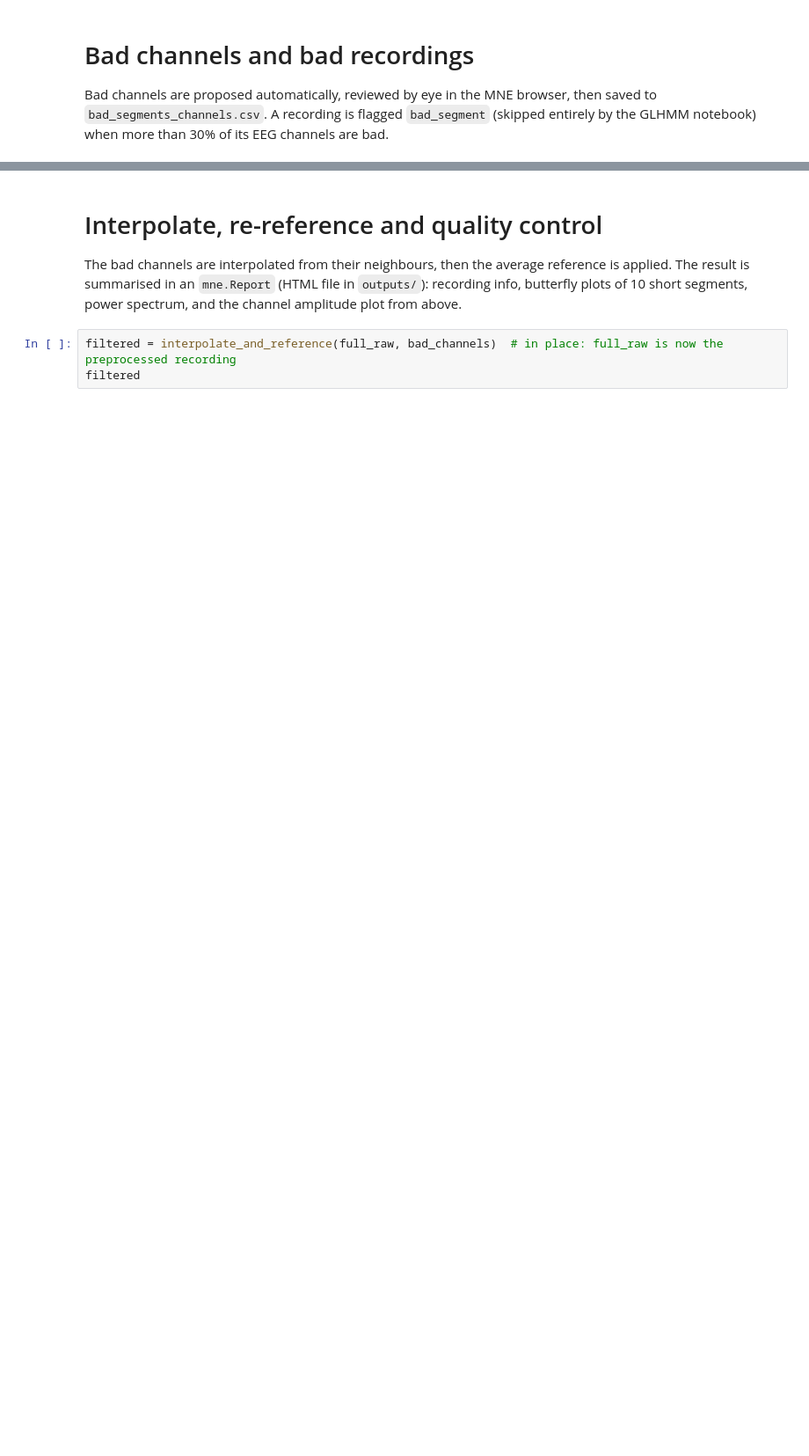
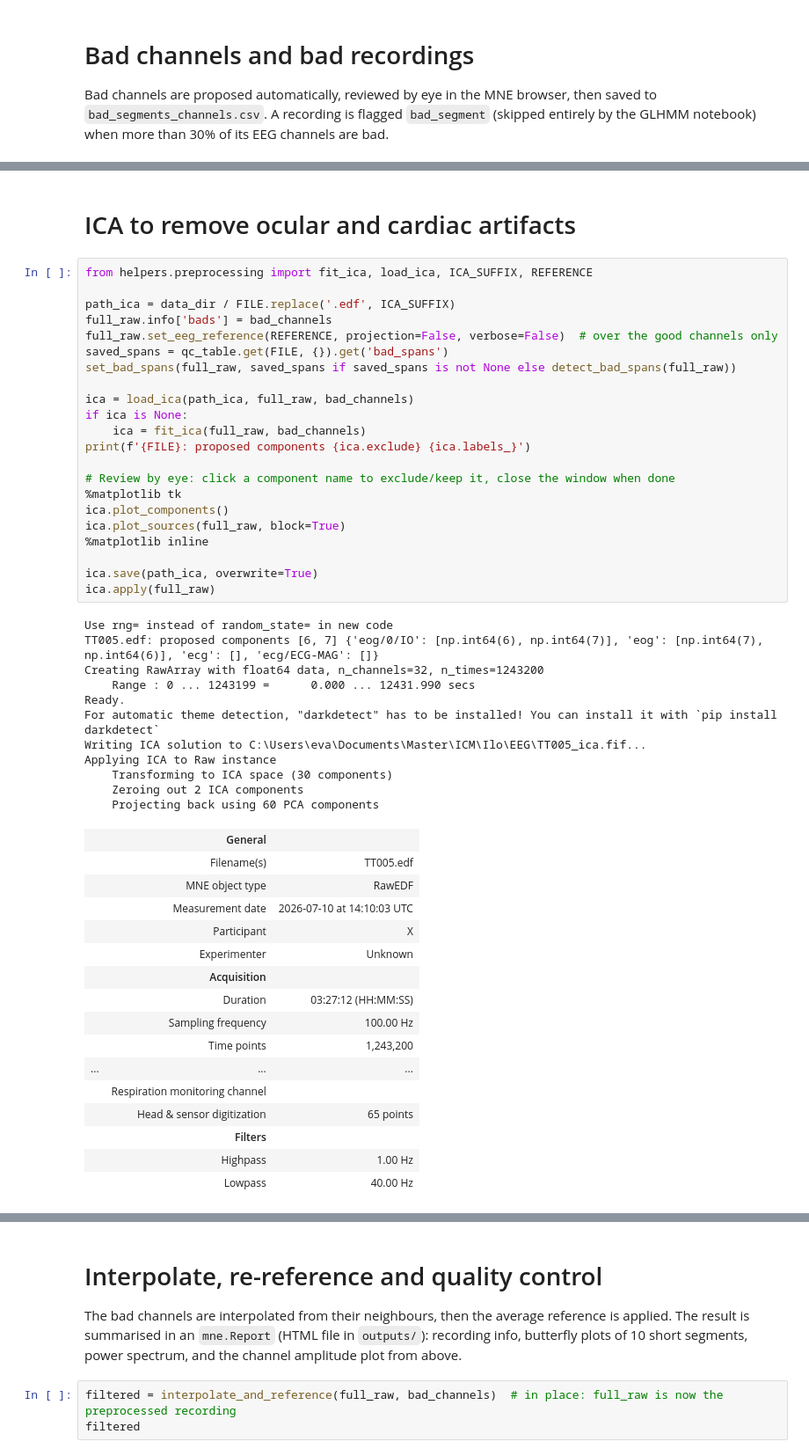
Before and after one commit to EvaFrossard/Penguin_Detection, a Jupyter notebook: GLHMM/preprocessing.ipynb, the cells around one changed output, grey strips where cells are left out. Shown at 88% size. Cells and saved outputs as stored; diff of their text form; blank space fills up the shorter version.

```diff
--- a/GLHMM/preprocessing.ipynb
+++ b/GLHMM/preprocessing.ipynb
@@ -154,3 +132,55 @@ TT005_filtered.edf: 2 bad channel(s) (3%) ['FC1', 'C2'], bad_segment = False
+# %% [markdown]
+# ICA to remove ocular and cardiac artifacts
+# %%
+from helpers.preprocessing import fit_ica, load_ica, ICA_SUFFIX, REFERENCE
+
+path_ica = data_dir / FILE.replace('.edf', ICA_SUFFIX)
+full_raw.info['bads'] = bad_channels
+full_raw.set_eeg_reference(REFERENCE, projection=False, verbose=False)  # over the good channels only
+saved_spans = qc_table.get(FILE, {}).get('bad_spans')
+set_bad_spans(full_raw, saved_spans if saved_spans is not None else detect_bad_spans(full_raw))
+
+ica = load_ica(path_ica, full_raw, bad_channels)
+if ica is None:
+    ica = fit_ica(full_raw, bad_channels)
+print(f'{FILE}: proposed components {ica.exclude} {ica.labels_}')
+
+# Review by eye: click a component name to exclude/keep it, close the window when done
+%matplotlib tk
+ica.plot_components()
+ica.plot_sources(full_raw, block=True)
+%matplotlib inline
+
+ica.save(path_ica, overwrite=True)
+ica.apply(full_raw)
+# %% [output]
+Use rng= instead of random_state= in new code
+TT005.edf: proposed components [6, 7] {'eog/0/IO': [np.int64(6), np.int64(7)], 'eog': [np.int64(7), np.int64(6)], 'ecg': [], 'ecg/ECG-MAG': []}
+Creating RawArray with float64 data, n_channels=32, n_times=1243200
+    Range : 0 ... 1243199 =      0.000 ... 12431.990 secs
+Ready.
+For automatic theme detection, "darkdetect" has to be installed! You can install it with `pip install darkdetect`
+Writing ICA solution to C:\Users\eva\Documents\Master\ICM\Ilo\EEG\TT005_ica.fif...
+Applying ICA to Raw instance
+    Transforming to ICA space (30 components)
+    Zeroing out 2 ICA components
+    Projecting back using 60 PCA components
+|  | General |  |
+|  | Filename(s) | TT005.edf |
+|  | MNE object type | RawEDF |
+|  | Measurement date | 2026-07-10 at 14:10:03 UTC |
+|  | Participant | X |
+|  | Experimenter | Unknown |
+|  | Acquisition |  |
+|  | Duration | 03:27:12 (HH:MM:SS) |
+|  | Sampling frequency | 100.00 Hz |
+|  | Time points | 1,243,200 |
+| ... | ... | ... |
+|  | Respiration monitoring channel |  |
+|  | Head & sensor digitization | 65 points |
+|  | Filters |  |
+|  | Highpass | 1.00 Hz |
+|  | Lowpass | 40.00 Hz |
 # %%
 # Save the reviewed result (edit bad_channels / bad_segment by hand here first if needed)
 save_qc_entry(QC_CSV, FILE, bad_channels, bad_segment)
```
Also changed, not shown: parts of 10 cells of this notebook, 2 other files.
